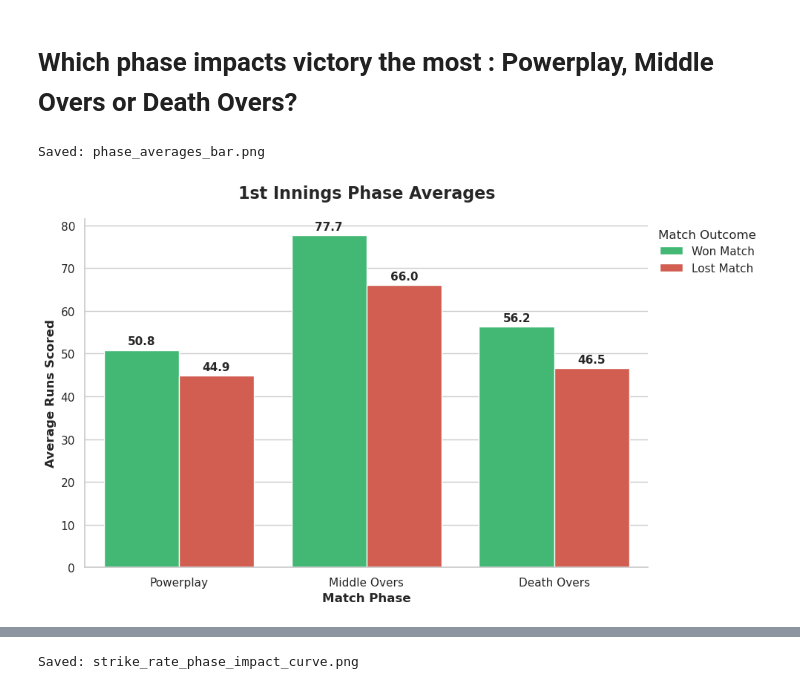
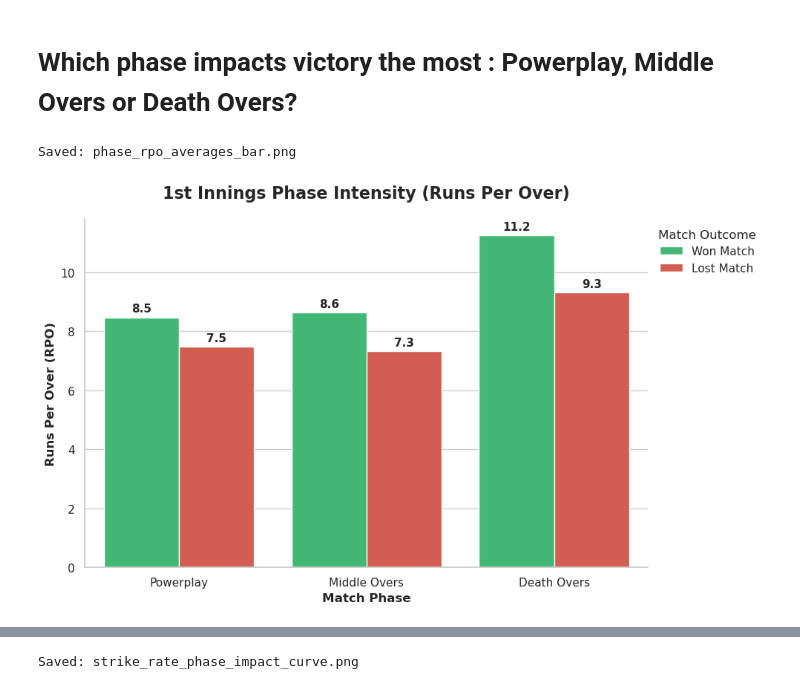
Before and after one commit to lyc0riz/IPL-crunch, a Jupyter notebook: notebooks/05_visualizations.ipynb, the cells around one changed output, grey strips where cells are left out. Drawn from its saved outputs; the diff is of its cells as text; code cells hidden in the pictures.

Commit message:
updated visuals

```diff
--- a/notebooks/05_visualizations.ipynb
+++ b/notebooks/05_visualizations.ipynb
@@ -342,47 +345,58 @@ first_innings['outcome'] = np.where(
     'Lost Match'
 )
 
-# --- STEP 2: Calculate Runs per Phase for Every Match ---
+# --- STEP 2: Calculate Runs per Phase & RPO for Every Match ---
 # Group by match, phase, and outcome to sum the runs
 phase_totals = first_innings.groupby(
     ['match_id', 'phase', 'outcome']
 )['runs_total'].sum().reset_index()
+
+# Define the standard number of overs in each T20 phase
+overs_per_phase = {
+    'Powerplay': 6,
+    'Middle Overs': 9,
+    'Death Overs': 5
+}
+
+# Map the overs to the dataframe and calculate the Run Rate (RPO)
+phase_totals['overs'] = phase_totals['phase'].map(overs_per_phase)
+phase_totals['rpo'] = phase_totals['runs_total'] / phase_totals['overs']
 
 
 # --- STEP 3: Build the Grouped Bar Chart ---
 # Explicitly initialize fig and ax for saving
 fig, ax = plt.subplots(figsize=(10, 6))
 
 sns.barplot(
     data=phase_totals,
     x='phase',
-    y='runs_total',
+    y='rpo', # --- CHANGED: Now plotting RPO instead of raw runs ---
     hue='outcome',
     order=['Powerplay', 'Middle Overs', 'Death Overs'],
-    palette={'Won Match': '#2ecc71', 'Lost Match': '#e74c3c'}, # Safer dictionary mapping
+    palette={'Won Match': '#2ecc71', 'Lost Match': '#e74c3c'},
     errorbar=None,
     ax=ax
 )
 
 # Add titles and labels
-plt.title('1st Innings Phase Averages', fontsize=16, fontweight='bold', pad=20)
+plt.title('1st Innings Phase Intensity (Runs Per Over)', fontsize=16, fontweight='bold', pad=20)
 plt.xlabel('Match Phase', fontsize=12, fontweight='bold')
-plt.ylabel('Average Runs Scored', fontsize=12, fontweight='bold')
+plt.ylabel('Runs Per Over (RPO)', fontsize=12, fontweight='bold')
 
 # Add the exact numbers on top of the bars
 for container in ax.containers:
     ax.bar_label(container, fmt='%.1f', padding=3, fontsize=11, fontweight='bold')
 
 # Move the legend cleanly out of the way
 sns.move_legend(ax, "upper left", bbox_to_anchor=(1, 1), title='Match Outcome', frameon=False)
 
 # Clean up the borders
 sns.despine()
 plt.tight_layout()
 
 # --- STEP 4: Save and Display ---
-save_report_visual(fig, 'phase_averages_bar.png')
+save_report_visual(fig, 'phase_rpo_averages_bar.png')
 plt.show()
 # %% [output]
-Saved: phase_averages_bar.png
+Saved: phase_rpo_averages_bar.png
-[figure, old version]
+[figure, new version]
```
Also changed, not shown: parts of 6 cells of this notebook, 5 other files.
